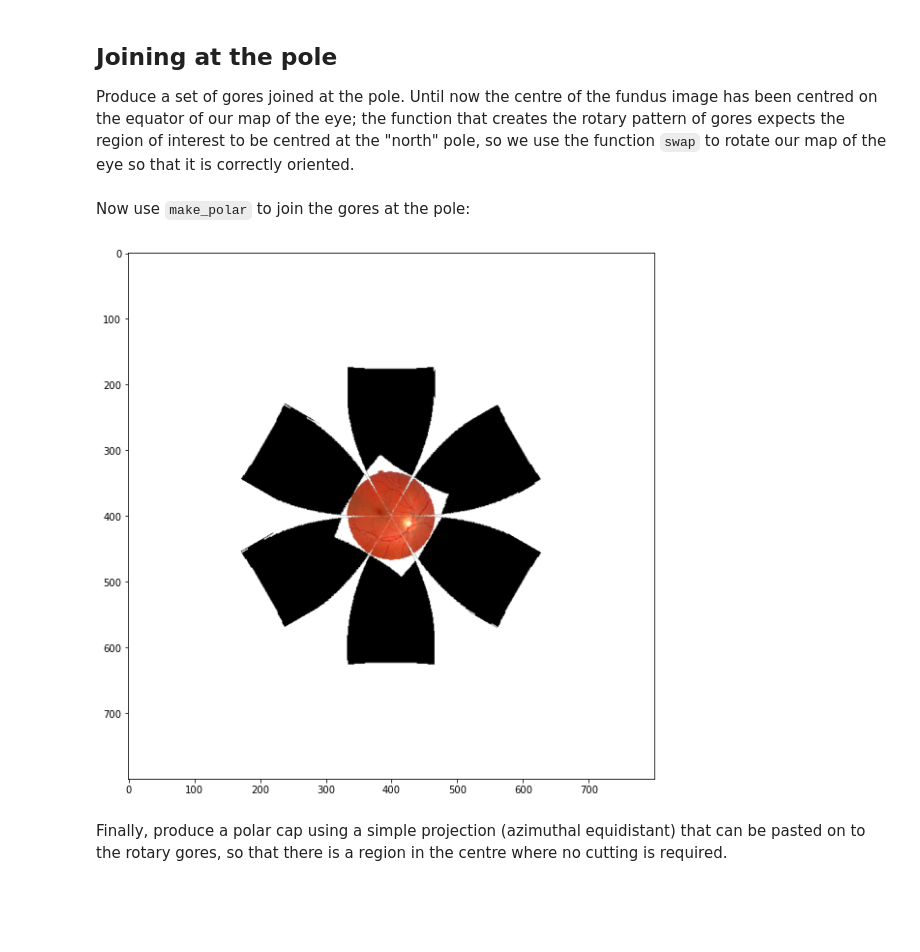
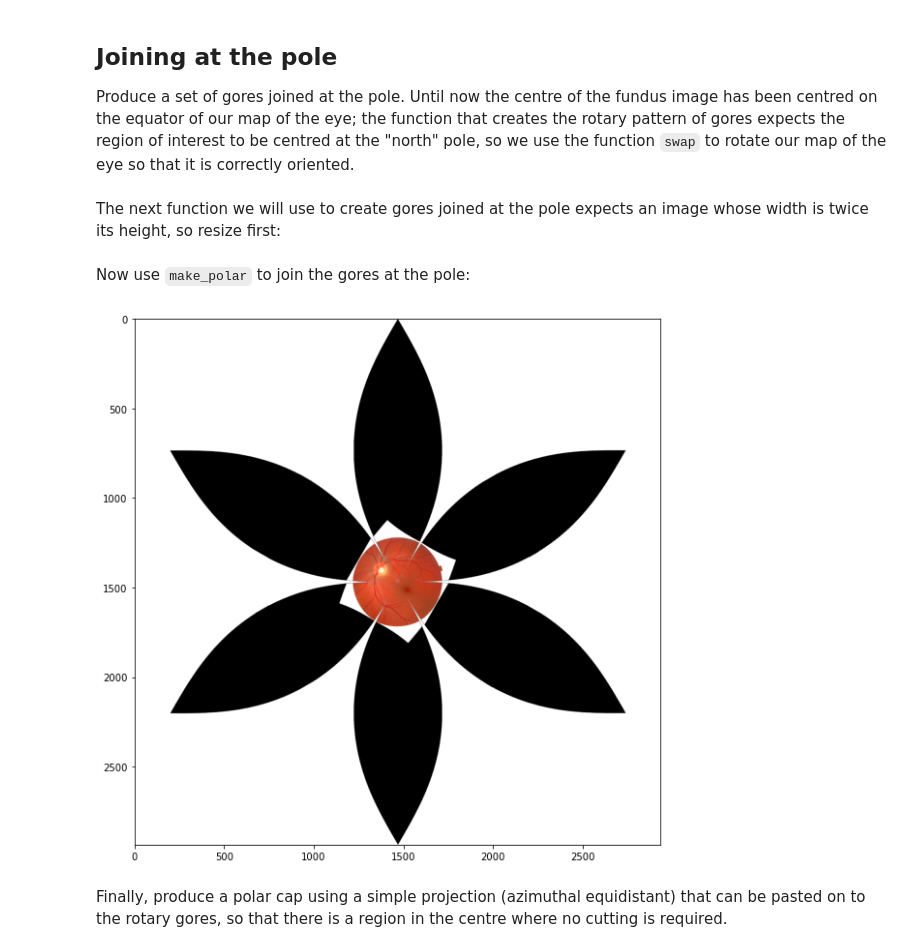
Before and after one commit to stuwilmur/sim-eye, a Jupyter notebook: Example.ipynb, the cells around one changed output. Saved outputs shown, nothing was run; the diff lists cells and outputs as text; code cells hidden in the pictures; blank space fills up the shorter version.

Commit message:
Update Example notebook to use gore2

```diff
--- a/Example.ipynb
+++ b/Example.ipynb
@@ -18,3 +26,2 @@ Open the example input image and display
 # %%
-im = gore.openimage('./img/img1.jpg')
-gore.fig(im)
+im = gore2.image_from_path('./img/img1.jpg')
@@ -25,6 +30,7 @@ Map the image to position in the eye using the simple eye model and get its angu
 # %%
 # parameters
 focal_length = 24 # crude estimate of focal length
+angular_size = gore2.deg2rad(32) # angular size of fundus image
 
-fundus_equi, lammax, phimax = gore.equi(im = im, focal_length = focal_length, alpha_max = gore.deg2rad(32), numpoints = 400)
+fundus_equi, lammax, phimax = gore2.equi(im = im, focal_length = focal_length, alpha_max = angular_size)
 # %% [markdown]
@@ -49,16 +53,20 @@ fundus_gores.save("fundus_gores.png")
 ## Joining at the pole
 Produce a set of gores joined at the pole. Until now the centre of the fundus image has been centred on the equator of our map of the eye; the function that creates the rotary pattern of gores expects the region of interest to be centred at the "north" pole, so we use the function `swap` to rotate our map of the eye so that it is correctly oriented.
 # %%
-fundus_swapped = gore.swap(fundus_equi, phi_extent = phimax, lam_extent = lammax)
+fundus_swapped = gore2.swap(fundus_equi, phi_extent = phimax, lam_extent = lammax)
+# %% [markdown]
+The next function we will use to create gores joined at the pole expects an image whose width is twice its height, so resize first:
+# %%
+height, width = fundus_swapped.shape[:2]
+fundus_swapped = gore2.cv2.resize(fundus_swapped, (width * 2, height))
 # %% [markdown]
 Now use `make_polar` to join the gores at the pole:
 # %%
-fundus_rotary = gore.make_polar(fundus_swapped, num_gores = 6,
-                          projection="cassini", alpha_limit = gore.deg2rad(100))
+fundus_rotary = gore2.make_polar(fundus_swapped, num_gores = 6)
 fundus_rotary.save("fundus_rotary.png")
-gore.fig(fundus_rotary)
+gore2.fig(fundus_rotary)
 # %% [output]
-[figure, old version]
+[figure, new version]
 # %% [markdown]
 Finally, produce a polar cap using a simple projection (azimuthal equidistant) that can be pasted on to the rotary gores, so that there is a region in the centre where no cutting is required.
 # %%
```
Also changed, not shown: parts of 15 cells of this notebook, 2 other files.
